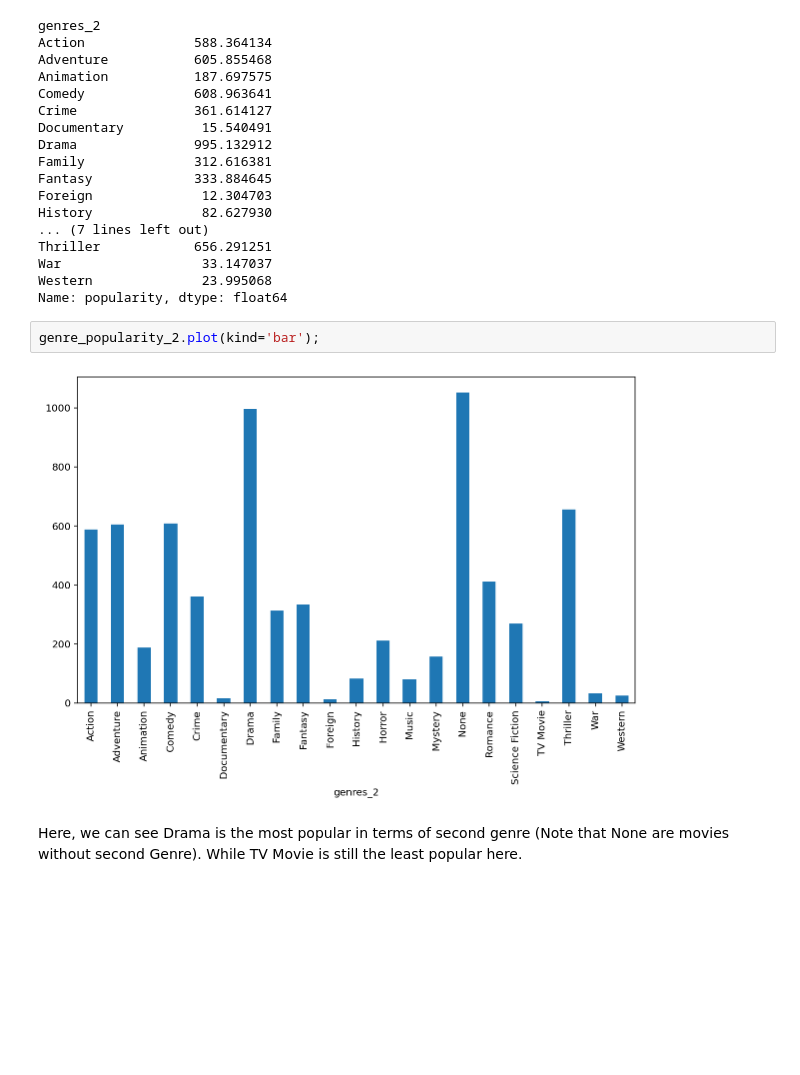
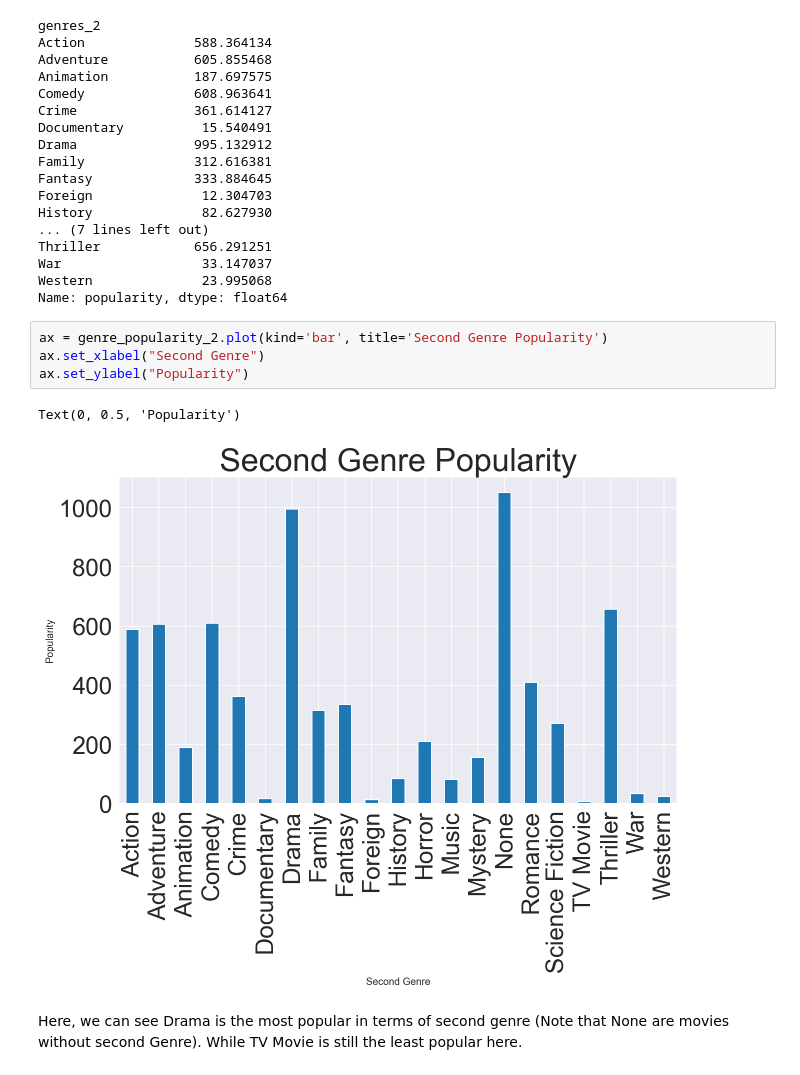
Before and after one commit to CharlesOkafor91/Analyse_movie_dataset, a Jupyter notebook: Investigate_a_Dataset.ipynb, the cells around one changed output. Saved outputs shown, nothing was run; the diff lists cells and outputs as text; blank space fills up the shorter version.

```diff
--- a/Investigate_a_Dataset.ipynb
+++ b/Investigate_a_Dataset.ipynb
@@ -426,10 +458,13 @@ Thriller            656.291251
 War                  33.147037
 Western              23.995068
 Name: popularity, dtype: float64
-# %%
-genre_popularity_2.plot(kind='bar');
-# %% [output]
-[figure, removed]
+# %%
+ax = genre_popularity_2.plot(kind='bar', title='Second Genre Popularity')
+ax.set_xlabel("Second Genre")
+ax.set_ylabel("Popularity")
+# %% [output]
+Text(0, 0.5, 'Popularity')
+[figure, added]
 # %% [markdown]
 Here, we can see Drama is the most popular in terms of second genre (Note that None are movies without second Genre). While TV Movie is still the least popular here.
 # %% [markdown]
```
Also changed, not shown: parts of 21 cells of this notebook.
